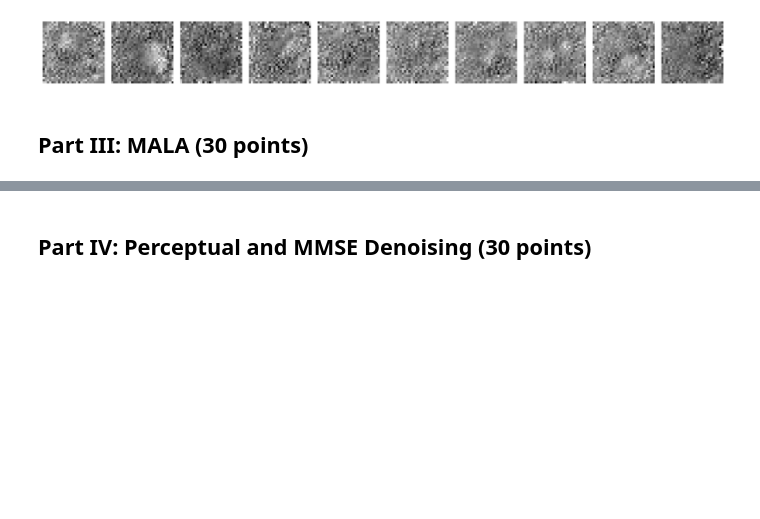
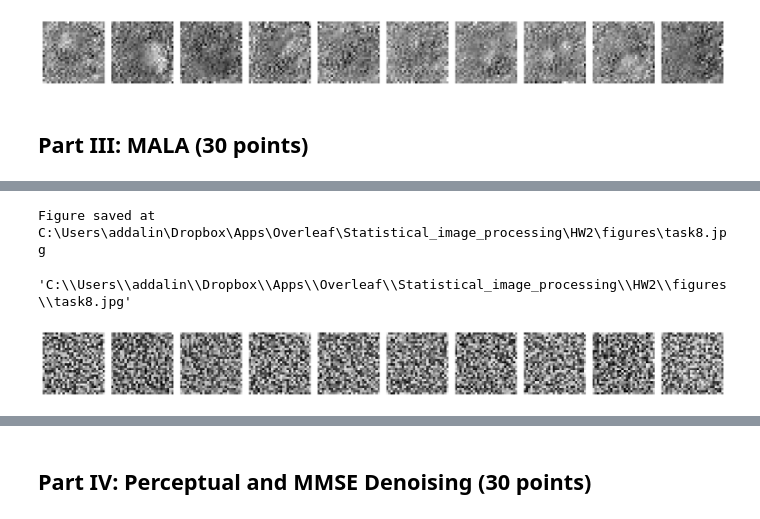
Before and after one commit to adidigit/statistical_methods_in_ip, a Jupyter notebook: HW2/HW2_Spring2022_Langevin_Dynamics_and_EBMs.ipynb, the cells around one changed output, grey strips where cells are left out. Saved outputs shown, nothing was run; the diff lists cells and outputs as text; code cells hidden in the pictures; blank space fills up the shorter version.

Commit message:
fix bugs task 9

```diff
--- a/HW2/HW2_Spring2022_Langevin_Dynamics_and_EBMs.ipynb
+++ b/HW2/HW2_Spring2022_Langevin_Dynamics_and_EBMs.ipynb
@@ -589,7 +589,8 @@ def q_x_prime_given_x(x_prime,x,grad_log_x,eps):
     return q
 
 
-def MALA_update(x_k,p_x_k,grad_x_k,eps,image_size, n_imgs, device):
+def MALA_update(x_k,p_x_k,grad_x_k,eps,sqrt_two_eps,
+                image_size, n_imgs, device):
     ### Check acceptance criteria:
     norm = normal.MultivariateNormal(torch.zeros(image_size,image_size),torch.eye(image_size))
     samples = norm.sample((n_imgs,1)).to(device)
@@ -636,7 +637,10 @@ def ld_with_MALA(K,sqrt_two_eps,x_k,image_size, n_imgs, device):
 
     for k in range(K):
         # run the model: input the images x, getting as output their estimated energy E(x)
-        x_k= MALA_update(x_k,p_x_k,grad_x_k,eps,image_size, n_imgs,device)
+        x_k= MALA_update(x_k=x_k,p_x_k=p_x_k,
+                         grad_x_k=grad_x_k,eps=eps,
+                         sqrt_two_eps=sqrt_two_eps,
+                         image_size = image_size, n_imgs = n_imgs,device=device)
         p_x_k = ebm(x_k)
         grad_x_k = -torch.autograd.grad(p_x_k.sum(), x_k)[0]
 
@@ -650,7 +654,19 @@ def ld_with_MALA(K,sqrt_two_eps,x_k,image_size, n_imgs, device):
 imgs = torch.rand((n_imgs, 1, image_size, image_size), device=device)
 K=2000
 sqrt_two_eps=2/256
-x_k = ld_with_MALA(K,sqrt_two_eps,imgs,image_size, n_imgs,device=device)
+eps_size = torch.tensor(data = sqrt_two_eps, device=device)
+x_k = ld_with_MALA(K=K,sqrt_two_eps= eps_size,x_k=imgs,
+                   image_size=image_size, n_imgs=n_imgs,device=device)
+# %%
+x_k = x_k.detach()
+fig, ax = tensors_as_images(x_k[0:10],cmap='gray', figsize=(20, 2))
+save_fig(fig, fig_name= 'task8',
+             folder_name = figs_folder,
+             format_fig='jpg', dpi= 100)
+# %% [output]
+Figure saved at C:\Users\addalin\Dropbox\Apps\Overleaf\Statistical_image_processing\HW2\figures\task8.jpg
+'C:\\Users\\addalin\\Dropbox\\Apps\\Overleaf\\Statistical_image_processing\\HW2\\figures\\task8.jpg'
+[figure, added]
 # %%
 #Task 9
 # randomly initialized 28x28x1 images with i.i.d pixels ~U[0,1]
```
Also changed, not shown: parts of 3 cells of this notebook.
